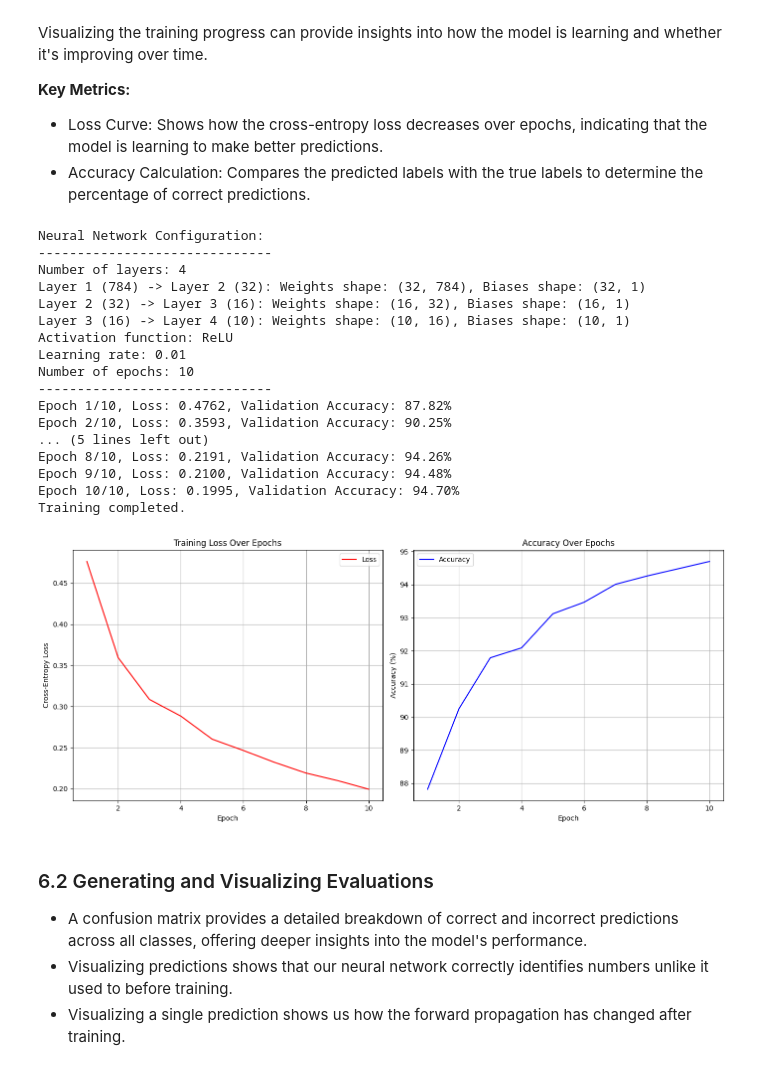
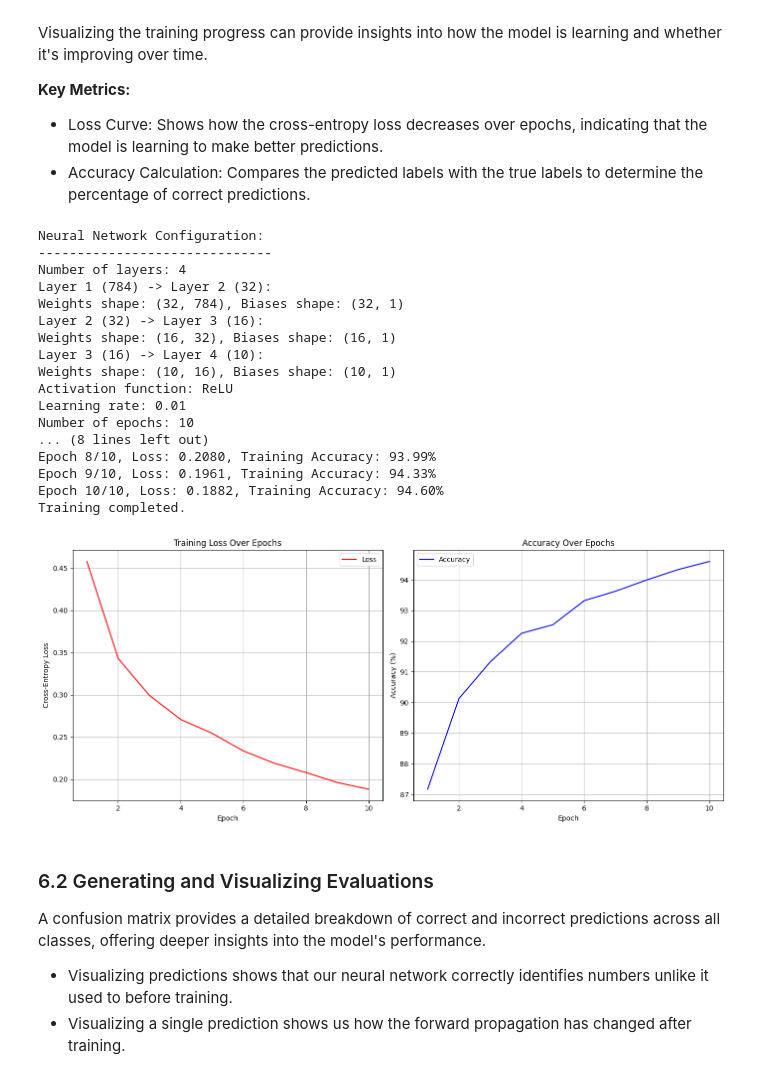
Before and after one commit to dinosaur-oatmeal/MNIST-Walkthrough, a Jupyter notebook: MNIST-Walkthrough.ipynb, the cells around one changed output. Drawn from its saved outputs; the diff is of its cells as text; code cells hidden in the pictures.

```diff
--- a/MNIST-Walkthrough.ipynb
+++ b/MNIST-Walkthrough.ipynb
@@ -1033,7 +1071,7 @@ The goal of training is to minimize the **loss function** by updating the weight
 * Parameter Updates: The weights and biases are updated using gradient descent.
 * Loss Tracking: The loss is recorded after each epoch to monitor the model's progress.
 # %%
-def train_neural_network(x_train, y_train, weights, biases, learning_rate, num_epochs, batch_size, x_val=None, y_val=None):
+def train_neural_network(x_train, y_train, weights, biases, learning_rate, num_epochs, batch_size):
     """
     Arguments:
     x_train -- numpy array of shape (input_size, m), training input data
@@ -1043,8 +1081,6 @@ def train_neural_network(x_train, y_train, weights, biases, learning_rate, num_e
     learning_rate -- float, learning rate for gradient descent
     num_epochs -- integer, number of epochs for training
     batch_size -- integer, size of each mini-batch
-    x_val -- numpy array, optional, validation input data
-    y_val -- numpy array, optional, validation labels
 
     Returns:
     weights -- updated weights after training
@@ -1058,6 +1094,7 @@ def train_neural_network(x_train, y_train, weights, biases, learning_rate, num_e
     accuracy_history = []  # To track accuracy over epochs
 
     for epoch in range(1, num_epochs + 1):
+
         # Shuffle the training data at the start of each epoch
         permutation = np.random.permutation(m)
         x_train_shuffled = x_train[:, permutation]
@@ -1065,6 +1102,7 @@ def train_neural_network(x_train, y_train, weights, biases, learning_rate, num_e
 
         # Loop over mini-batches
         for i in range(0, m, batch_size):
+
             x_batch = x_train_shuffled[:, i:i+batch_size]
             y_batch = y_train_shuffled[i:i+batch_size]
 
@@ -1082,17 +1120,11 @@ def train_neural_network(x_train, y_train, weights, biases, learning_rate, num_e
         loss = compute_loss(aL_full, y_train)
         loss_history.append(loss)
 
-        # Compute accuracy for validation set (if provided)
-        if x_val is not None and y_val is not None:
-            y_pred_val = predict(x_val, weights, biases)
-            accuracy = compute_accuracy(y_val, y_pred_val)
-            accuracy_history.append(accuracy)
-            print(f"Epoch {epoch}/{num_epochs}, Loss: {loss:.4f}, Validation Accuracy: {accuracy:.2f}%")
-        else:
-            y_pred_train = predict(x_train, weights, biases)
-            accuracy = compute_accuracy(y_train, y_pred_train)
-            accuracy_history.append(accuracy)
-            print(f"Epoch {epoch}/{num_epochs}, Loss: {loss:.4f}, Training Accuracy: {accuracy:.2f}%")
+        # Compute training accuracy at the end of each epoch
+        y_pred_train = predict(x_train, weights, biases)
+        accuracy = compute_accuracy(y_train, y_pred_train)
+        accuracy_history.append(accuracy)
+        print(f"Epoch {epoch}/{num_epochs}, Loss: {loss:.4f}, Training Accuracy: {accuracy:.2f}%")
 
     return weights, biases, loss_history, accuracy_history
 # %% [markdown]
@@ -1148,56 +1180,55 @@ weights, biases = initialize_parameters(layer_dims)
 # Set hyperparameters
 learning_rate = 0.01
 num_epochs = 10
 batch_size = 64
 
-subset_size = 10000
-x_val = x_train[:, :subset_size]
-y_val = y_train[:subset_size]
-
-
 # Print network summary
 print("Neural Network Configuration:")
 print("-" * 30)
 print(f"Number of layers: {len(layer_dims)}")
+
 for i in range(len(layer_dims) - 1):
-    print(f"Layer {i+1} ({layer_dims[i]}) -> Layer {i+2} ({layer_dims[i+1]}): "
-          f"Weights shape: {weights[i].shape}, Biases shape: {biases[i].shape}")
+
+    print(f"Layer {i+1} ({layer_dims[i]}) -> Layer {i+2} ({layer_dims[i+1]}): ")
+    print(f"Weights shape: {weights[i].shape}, Biases shape: {biases[i].shape}")
+
 print(f"Activation function: ReLU")
 print(f"Learning rate: {learning_rate}")
 print(f"Number of epochs: {num_epochs}")
 print("-" * 30)
 
 # Train the model with validation data
 weights, biases, loss_history, accuracy_history = train_neural_network(
-    x_train, y_train, weights, biases, learning_rate, num_epochs, batch_size, x_val, y_val)
+    x_train, y_train, weights, biases, learning_rate, num_epochs, batch_size)
 
 print("Training completed.")
 
 # Plot learning curves (with validation accuracy)
 plot_learning_curves(loss_history, accuracy_history)
 # %% [output]
 Neural Network Configuration:
 ------------------------------
 Number of layers: 4
-Layer 1 (784) -> Layer 2 (32): Weights shape: (32, 784), Biases shape: (32, 1)
-Layer 2 (32) -> Layer 3 (16): Weights shape: (16, 32), Biases shape: (16, 1)
-Layer 3 (16) -> Layer 4 (10): Weights shape: (10, 16), Biases shape: (10, 1)
+Layer 1 (784) -> Layer 2 (32):
+Weights shape: (32, 784), Biases shape: (32, 1)
+Layer 2 (32) -> Layer 3 (16):
+Weights shape: (16, 32), Biases shape: (16, 1)
+Layer 3 (16) -> Layer 4 (10):
+Weights shape: (10, 16), Biases shape: (10, 1)
 Activation function: ReLU
 Learning rate: 0.01
 Number of epochs: 10
-------------------------------
-Epoch 1/10, Loss: 0.4762, Validation Accuracy: 87.82%
-Epoch 2/10, Loss: 0.3593, Validation Accuracy: 90.25%
-... (5 lines left out)
-Epoch 8/10, Loss: 0.2191, Validation Accuracy: 94.26%
-Epoch 9/10, Loss: 0.2100, Validation Accuracy: 94.48%
-Epoch 10/10, Loss: 0.1995, Validation Accuracy: 94.70%
+... (8 lines left out)
+Epoch 8/10, Loss: 0.2080, Training Accuracy: 93.99%
+Epoch 9/10, Loss: 0.1961, Training Accuracy: 94.33%
+Epoch 10/10, Loss: 0.1882, Training Accuracy: 94.60%
 Training completed.
-[figure, old version]
+[figure, new version]
 # %% [markdown]
 ### 6.2 Generating and Visualizing Evaluations
 
-* A confusion matrix provides a detailed breakdown of correct and incorrect predictions across all classes, offering deeper insights into the model's performance.
+A confusion matrix provides a detailed breakdown of correct and incorrect predictions across all classes, offering deeper insights into the model's performance.
+
 * Visualizing predictions shows that our neural network correctly identifies numbers unlike it used to before training.
 * Visualizing a single prediction shows us how the forward propagation has changed after training.
 # %%
```
Also changed, not shown: parts of 23 cells of this notebook.
